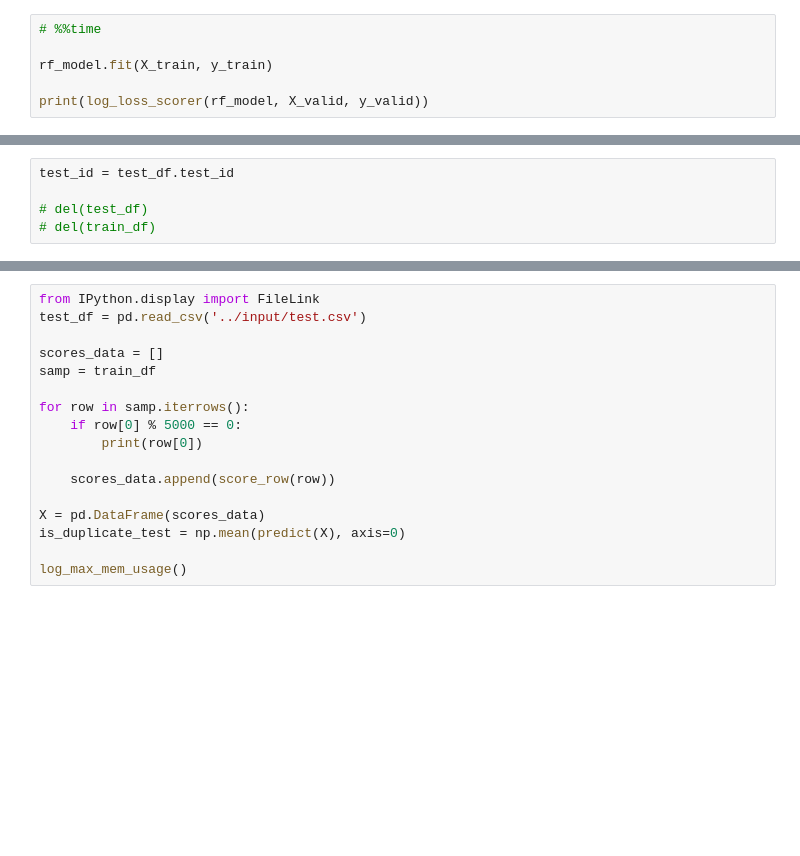
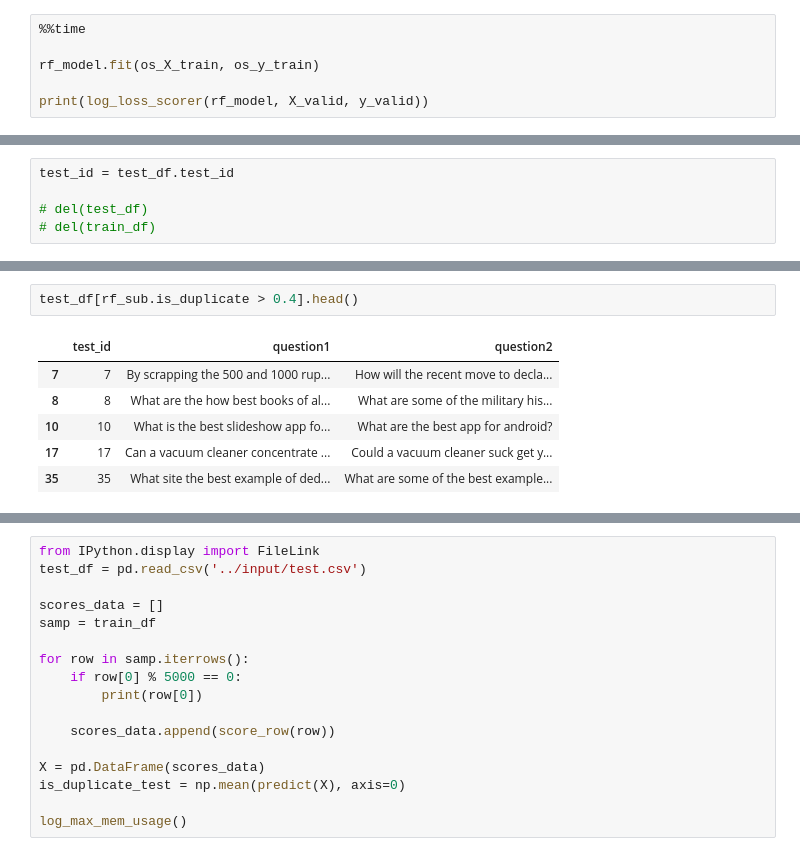
Before and after one commit to avsolatorio/kaggle-quora-question-pairs, a Jupyter notebook: src/Quora Duplicate Predictor.ipynb, the cells around one changed output, grey strips where cells are left out. Drawn from its saved outputs; the diff is of its cells as text; blank space fills up the shorter version.

```diff
--- a/src/Quora Duplicate Predictor.ipynb
+++ b/src/Quora Duplicate Predictor.ipynb
@@ -618,7 +644,7 @@ print(log_loss_scorer(lm_model, X_valid, y_valid))
 # %%
-# %%time
+%%time
 
-rf_model.fit(X_train, y_train)
+rf_model.fit(os_X_train, os_y_train)
 
 print(log_loss_scorer(rf_model, X_valid, y_valid))
 # %% [output]
@@ -720,0 +771,9 @@ rf_sub.head()
+# %%
+test_df[rf_sub.is_duplicate > 0.4].head()
+# %% [output]
+|  | test_id | question1 | question2 |
+| 7 | 7 | By scrapping the 500 and 1000 rup... | How will the recent move to decla... |
+| 8 | 8 | What are the how best books of al... | What are some of the military his... |
+| 10 | 10 | What is the best slideshow app fo... | What are the best app for android? |
+| 17 | 17 | Can a vacuum cleaner concentrate ... | Could a vacuum cleaner suck get y... |
+| 35 | 35 | What site the best example of ded... | What are some of the best example... |
```
Also changed, not shown: parts of 25 cells of this notebook.
